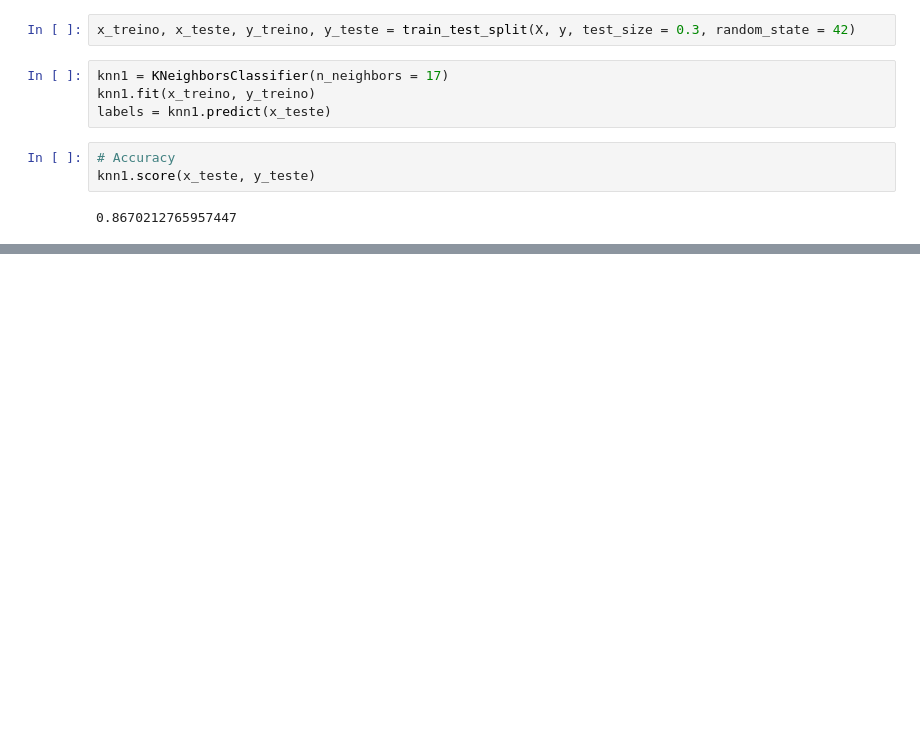
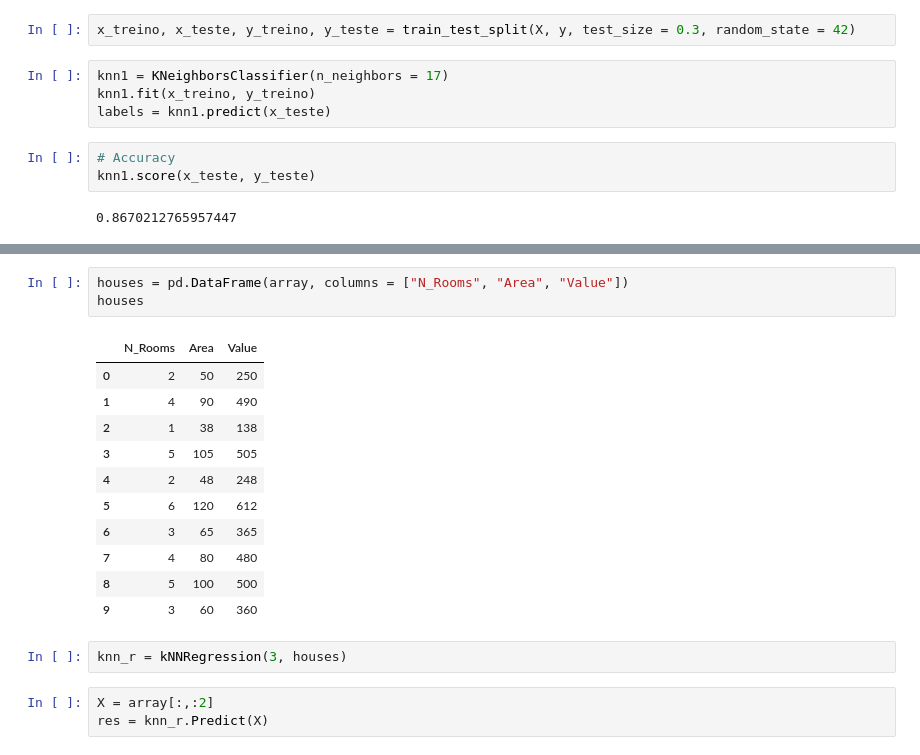
Before and after one commit to jvcm/machine-learning, a Jupyter notebook: kNN/kNN.ipynb, the cells around one changed output, grey strips where cells are left out. Saved outputs shown, nothing was run; the diff lists cells and outputs as text; blank space fills up the shorter version.

```diff
--- a/kNN/kNN.ipynb
+++ b/kNN/kNN.ipynb
@@ -141,0 +189,20 @@ knn1.score(x_teste, y_teste)
+# %%
+houses = pd.DataFrame(array, columns = ["N_Rooms", "Area", "Value"])
+houses
+# %% [output]
+|  | N_Rooms | Area | Value |
+| 0 | 2 | 50 | 250 |
+| 1 | 4 | 90 | 490 |
+| 2 | 1 | 38 | 138 |
+| 3 | 5 | 105 | 505 |
+| 4 | 2 | 48 | 248 |
+| 5 | 6 | 120 | 612 |
+| 6 | 3 | 65 | 365 |
+| 7 | 4 | 80 | 480 |
+| 8 | 5 | 100 | 500 |
+| 9 | 3 | 60 | 360 |
+# %%
+knn_r = kNNRegression(3, houses)
+# %%
+X = array[:,:2]
+res = knn_r.Predict(X)
```
Also changed, not shown: parts of 6 cells of this notebook.
